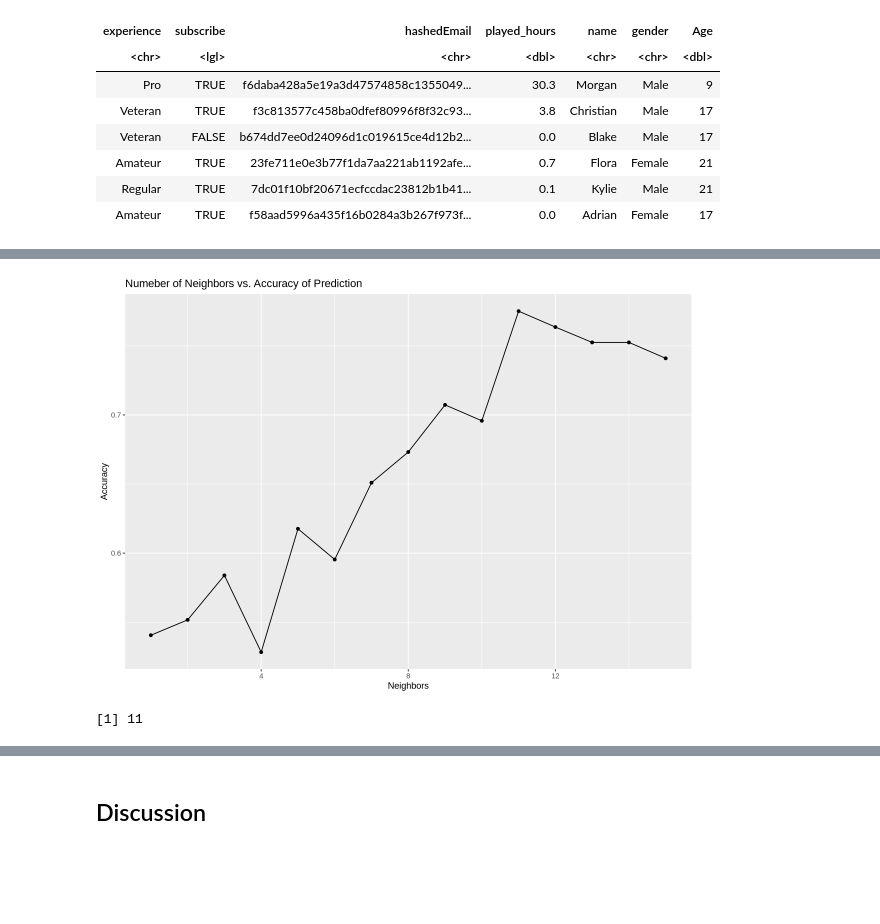
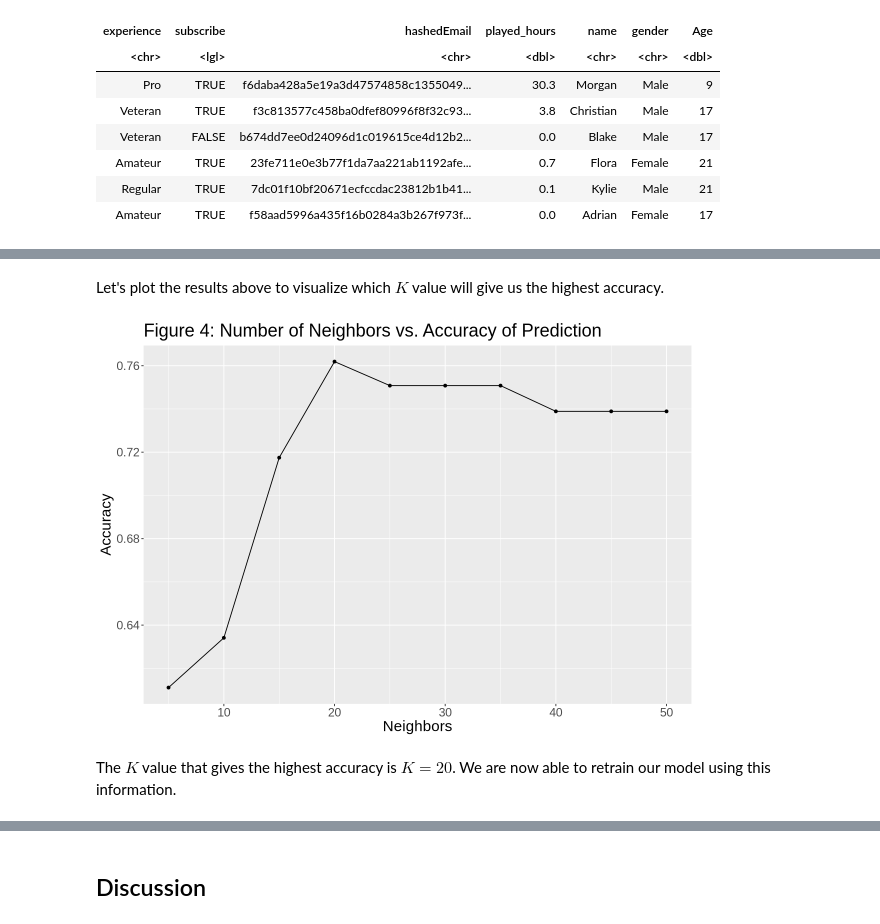
Before and after one commit to andrew11i/AI-dsci-100-project-2025ss, a Jupyter notebook: dsci-100-project.ipynb, the cells around one changed output, grey strips where cells are left out. Drawn from its saved outputs; the diff is of its cells as text; code cells hidden in the pictures; blank space fills up the shorter version.

```diff
--- a/dsci-100-project.ipynb
+++ b/dsci-100-project.ipynb
@@ -75,6 +77,7 @@ A tibble: 2 × 1
 # %%
 players_clean <- players |>
   mutate(subscribe = as_factor(subscribe)) |>
-  mutate(subscribe = fct_recode(subscribe, "Subscribed" = "TRUE", "Not Subscribed" = "FALSE"))
+  mutate(subscribe = fct_recode(subscribe, "Subscribed" = "TRUE", "Not Subscribed" = "FALSE")) |>
+  select(subscribe, played_hours, Age)
 head(players_clean)
 # %% [output]
@@ -178,11 +228,15 @@ Let's now use cross-validation to find the best K value.
 # %%
-players_vfold <- vfold_cv(players_train, v = 5, strata = subscribe)
+## Create the model specification to tune the model
 
 tune_spec <- nearest_neighbor(weight_func = "rectangular", neighbors = tune()) |>
   set_engine("kknn") |>
   set_mode("classification")
 
-players_grid <- tibble(neighbors = seq(from = 1, to = 15, by = 1))
+## We will test K values from 5 to 50, in increments of 5
+
+players_grid <- tibble(neighbors = seq(from = 5, to = 50, by = 5))
+
+## Put everything in a workflow, collect metrics, and filter to show only the accuracy
 
 tune_results <- workflow() |>
   add_recipe(train_recipe) |>
@@ -190,7 +244,6 @@ tune_results <- workflow() |>
   tune_grid(resamples = players_vfold, grid = players_grid) |>
   collect_metrics() |>
   filter(.metric == "accuracy")
-
 tune_results
 # %% [output]
 → A | error:   Assigned data `orig_rows` must be compatible with existing data.
@@ -232,18 +275,14 @@ A tibble: 15 × 7
+# %% [markdown]
+Let's plot the results above to visualize which $K$ value will give us the highest accuracy.
 # %%
 ggplot(tune_results, aes(x = neighbors, y = mean)) +
   geom_point() +
   geom_line() +
   labs(x = "Neighbors", y = "Accuracy") +
-  ggtitle("Numeber of Neighbors vs. Accuracy of Prediction")
+  ggtitle("Figure 4: Number of Neighbors vs. Accuracy of Prediction") +
+  theme(text = element_text(size = 18))
 # %% [output]
-[figure, old version]
+[figure, new version]
-# %%
-best_k <- tune_results |>
-  arrange(desc(mean)) |>
-  slice(1) |>
-  pull(neighbors)
-
-best_k
-# %% [output]
-[1] 11
+# %% [markdown]
+The $K$ value that gives the highest accuracy is $K = 20$. We are now able to retrain our model using this information.
 # %%
```
Also changed, not shown: parts of 36 cells of this notebook.
